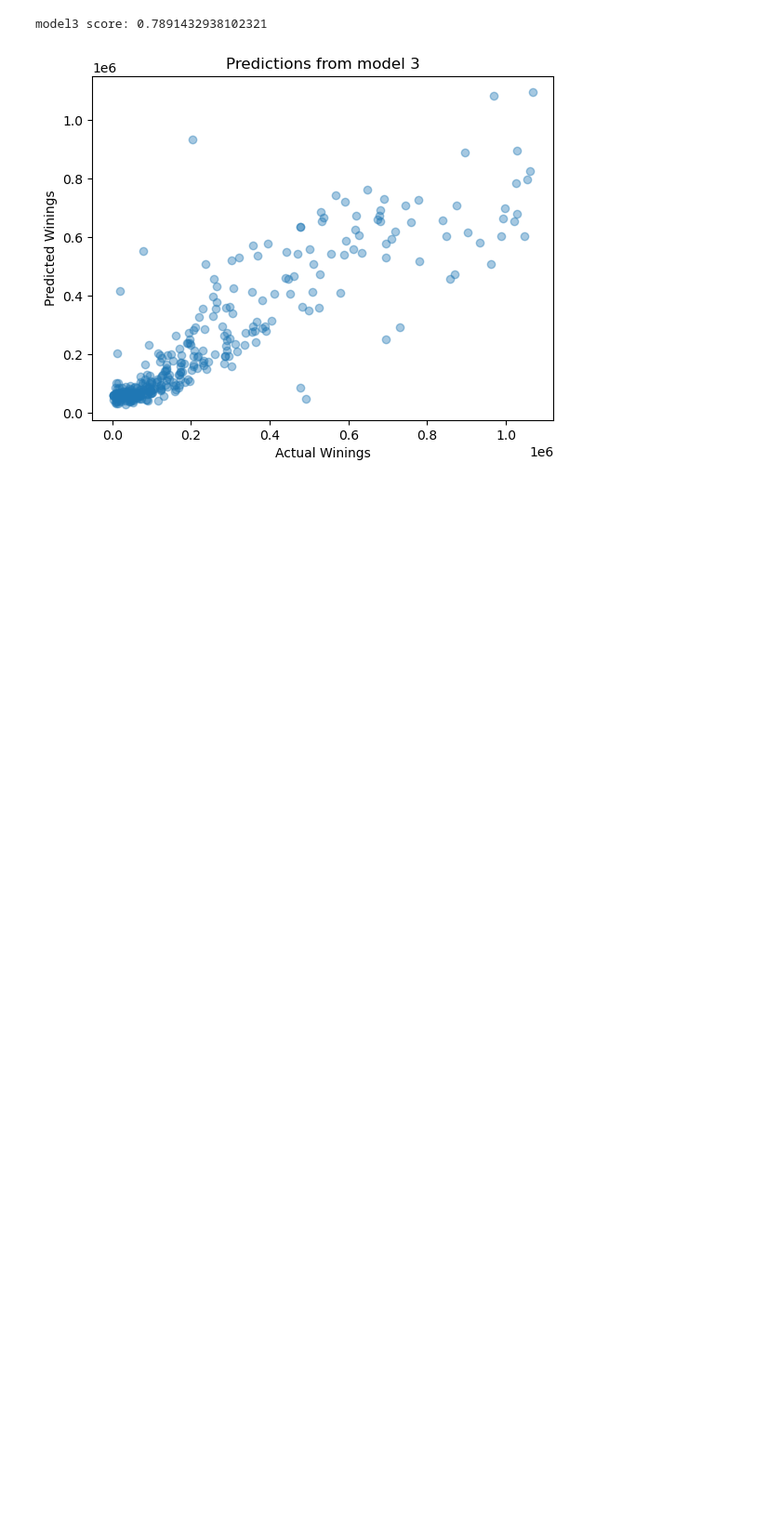
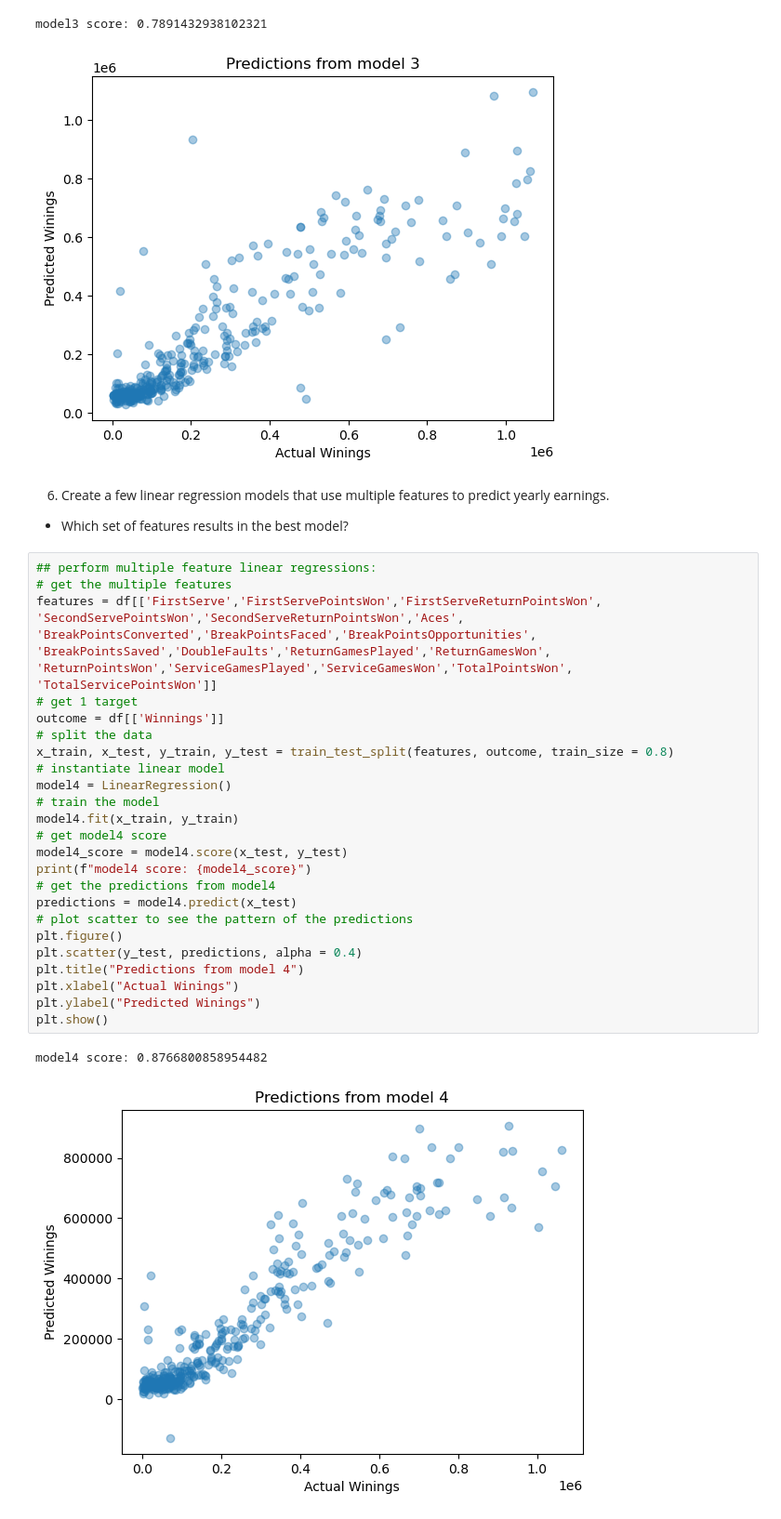
Before and after one commit to 1am8anana/Practices, a Jupyter notebook: [EXP_SupervisedLearning]/[practice]_TennisAce.ipynb, the cells around one changed output. Shown at 93% size. Saved outputs shown, nothing was run; the diff lists cells and outputs as text; blank space fills up the shorter version.

Commit message:
code modify: create a few linear regression models use multiple features to predict yearly earnings(Winnings)

```diff
--- a/[EXP_SupervisedLearning]/[practice]_TennisAce.ipynb
+++ b/[EXP_SupervisedLearning]/[practice]_TennisAce.ipynb
@@ -164,3 +164,38 @@ plt.show()
 # %% [output]
 model3 score: 0.7891432938102321
 [figure]
+# %% [markdown]
+6. Create a few linear regression models that use multiple features to predict yearly earnings.
+* Which set of features results in the best model?
+# %%
+## perform multiple feature linear regressions:
+# get the multiple features
+features = df[['FirstServe','FirstServePointsWon','FirstServeReturnPointsWon',
+'SecondServePointsWon','SecondServeReturnPointsWon','Aces',
+'BreakPointsConverted','BreakPointsFaced','BreakPointsOpportunities',
+'BreakPointsSaved','DoubleFaults','ReturnGamesPlayed','ReturnGamesWon',
+'ReturnPointsWon','ServiceGamesPlayed','ServiceGamesWon','TotalPointsWon',
+'TotalServicePointsWon']]
+# get 1 target
+outcome = df[['Winnings']]
+# split the data
+x_train, x_test, y_train, y_test = train_test_split(features, outcome, train_size = 0.8)
+# instantiate linear model
+model4 = LinearRegression()
+# train the model
+model4.fit(x_train, y_train)
+# get model4 score
+model4_score = model4.score(x_test, y_test)
+print(f"model4 score: {model4_score}")
+# get the predictions from model4
+predictions = model4.predict(x_test)
+# plot scatter to see the pattern of the predictions
+plt.figure()
+plt.scatter(y_test, predictions, alpha = 0.4)
+plt.title("Predictions from model 4")
+plt.xlabel("Actual Winings")
+plt.ylabel("Predicted Winings")
+plt.show()
+# %% [output]
+model4 score: 0.8766800858954482
+[figure, added]
```
Also changed, not shown: parts of 1 cell of this notebook.
